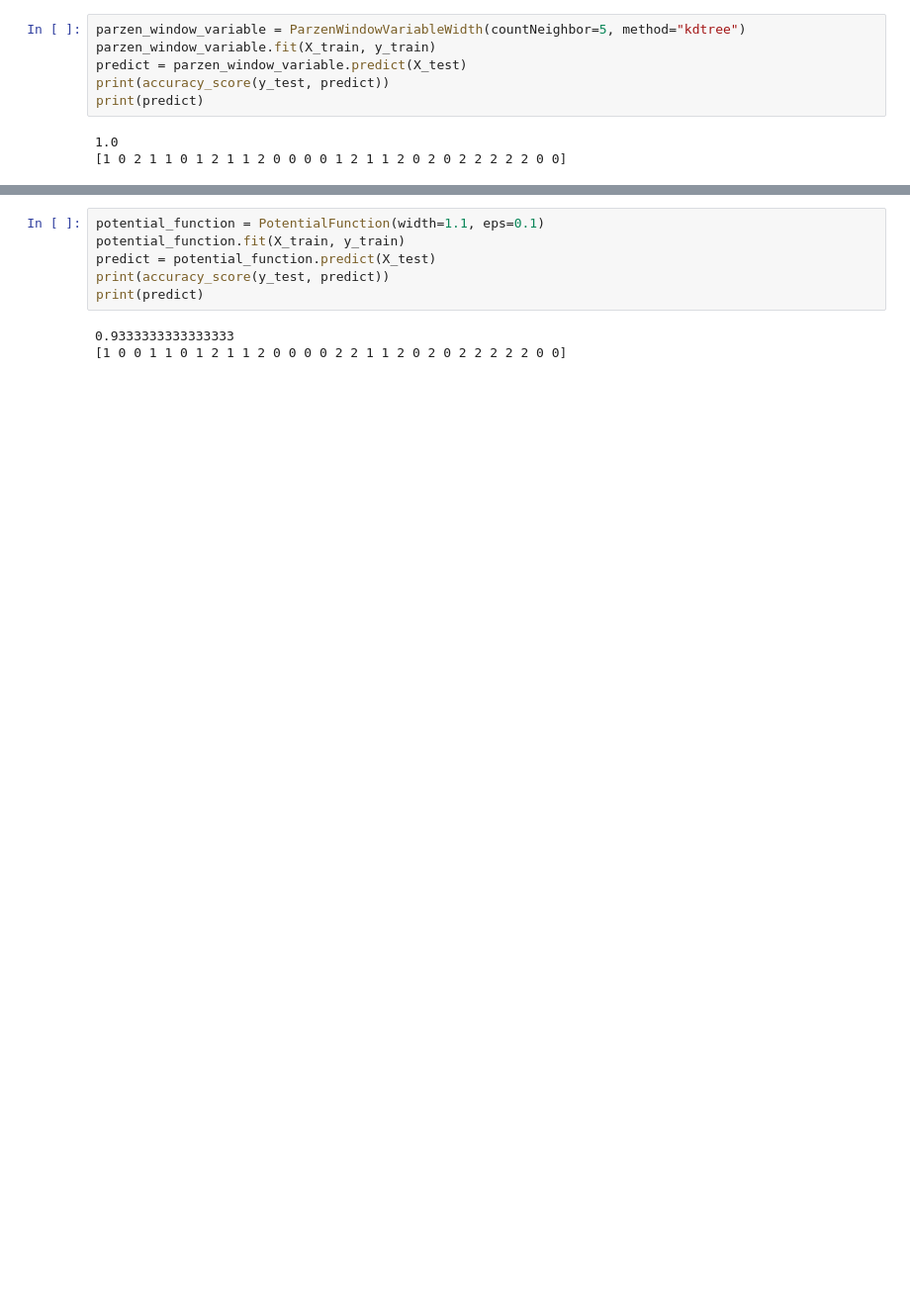
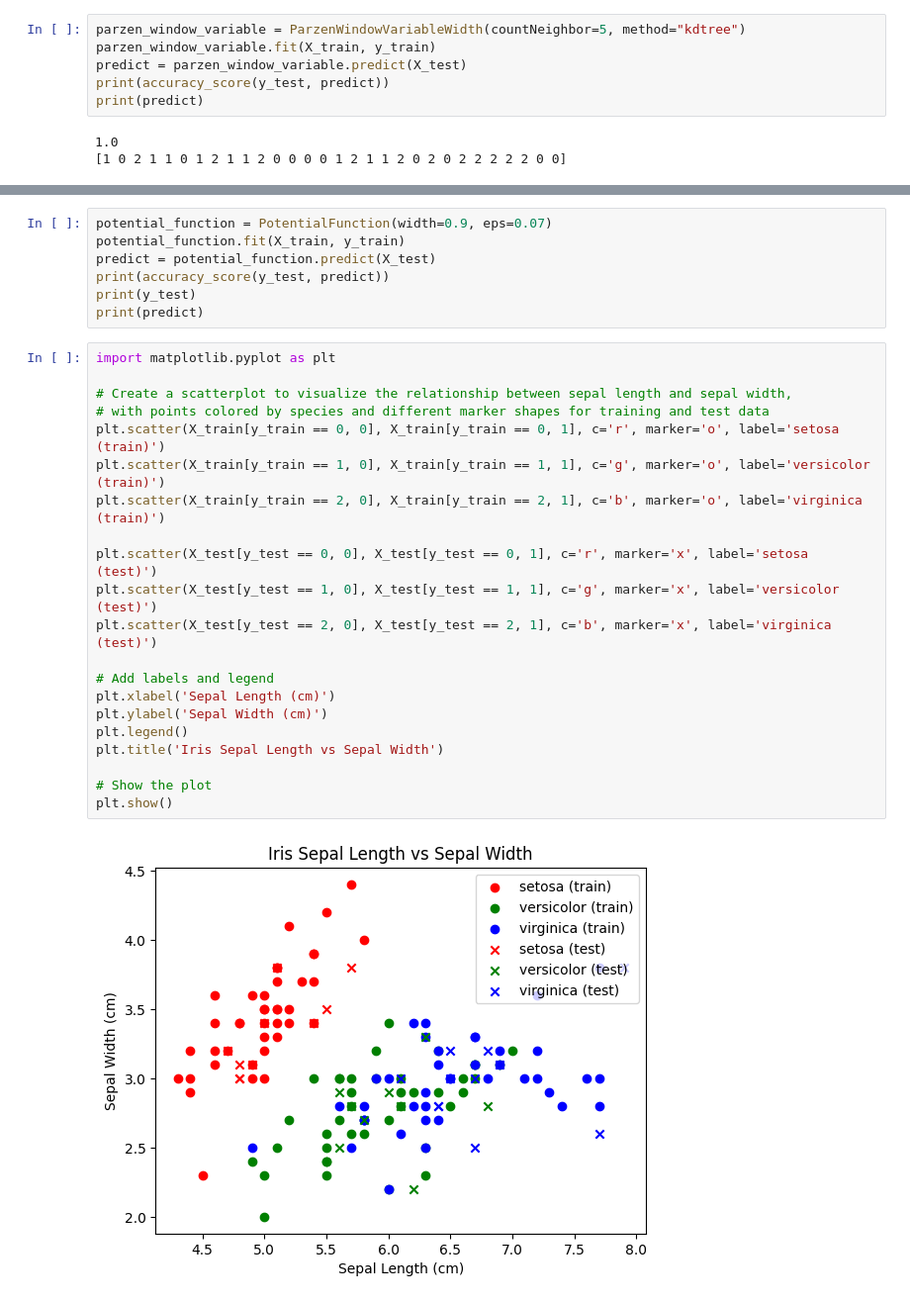
Before and after one commit to DimaOshchepkov/MetricMethodClassification, a Jupyter notebook: main.ipynb, the cells around one changed output, grey strips where cells are left out. Shown: that part at 99% size. Cells and saved outputs as stored; diff of their text form; blank space fills up the shorter version.

```diff
--- a/main.ipynb
+++ b/main.ipynb
@@ -45,9 +148,30 @@ print(predict)
 # %%
-potential_function = PotentialFunction(width=1.1, eps=0.1)
+potential_function = PotentialFunction(width=0.9, eps=0.07)
 potential_function.fit(X_train, y_train)
 predict = potential_function.predict(X_test)
 print(accuracy_score(y_test, predict))
+print(y_test)
 print(predict)
-# %% [output]
-0.9333333333333333
-[1 0 0 1 1 0 1 2 1 1 2 0 0 0 0 2 2 1 1 2 0 2 0 2 2 2 2 2 0 0]
+# %%
+import matplotlib.pyplot as plt
+
+# Create a scatterplot to visualize the relationship between sepal length and sepal width,
+# with points colored by species and different marker shapes for training and test data
+plt.scatter(X_train[y_train == 0, 0], X_train[y_train == 0, 1], c='r', marker='o', label='setosa (train)')
+plt.scatter(X_train[y_train == 1, 0], X_train[y_train == 1, 1], c='g', marker='o', label='versicolor (train)')
+plt.scatter(X_train[y_train == 2, 0], X_train[y_train == 2, 1], c='b', marker='o', label='virginica (train)')
+
+plt.scatter(X_test[y_test == 0, 0], X_test[y_test == 0, 1], c='r', marker='x', label='setosa (test)')
+plt.scatter(X_test[y_test == 1, 0], X_test[y_test == 1, 1], c='g', marker='x', label='versicolor (test)')
+plt.scatter(X_test[y_test == 2, 0], X_test[y_test == 2, 1], c='b', marker='x', label='virginica (test)')
+
+# Add labels and legend
+plt.xlabel('Sepal Length (cm)')
+plt.ylabel('Sepal Width (cm)')
+plt.legend()
+plt.title('Iris Sepal Length vs Sepal Width')
+
+# Show the plot
+plt.show()
+# %% [output]
+[figure, added]
```
Also changed, not shown: parts of 8 cells of this notebook, 2 other files.
